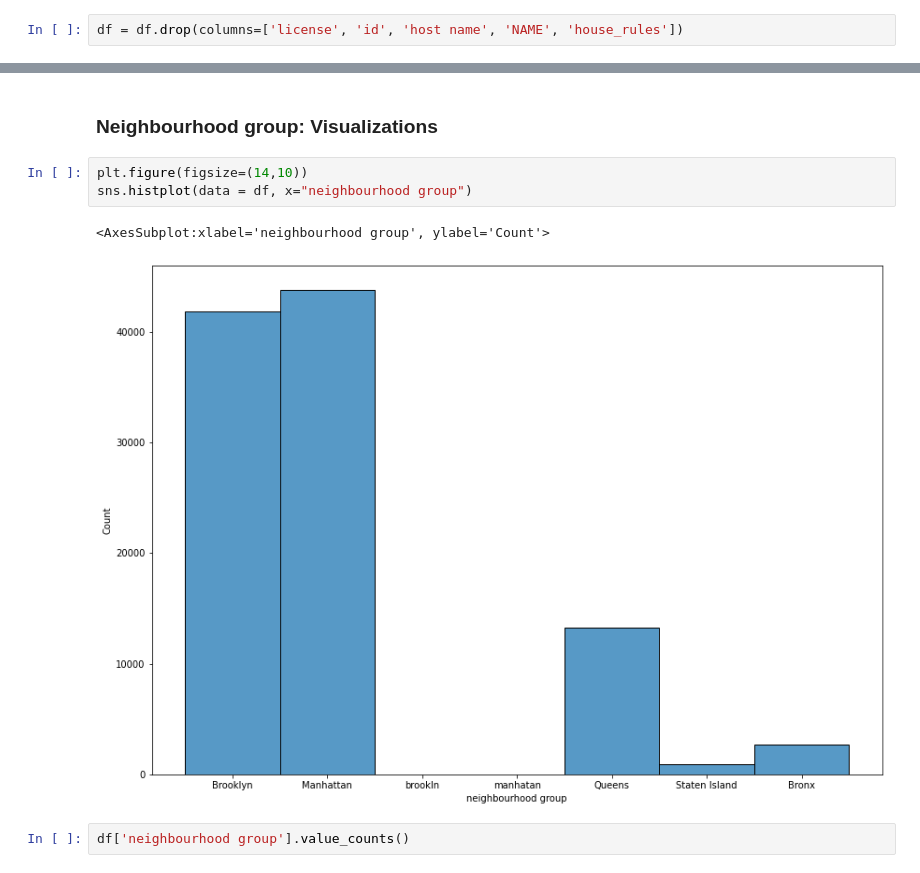
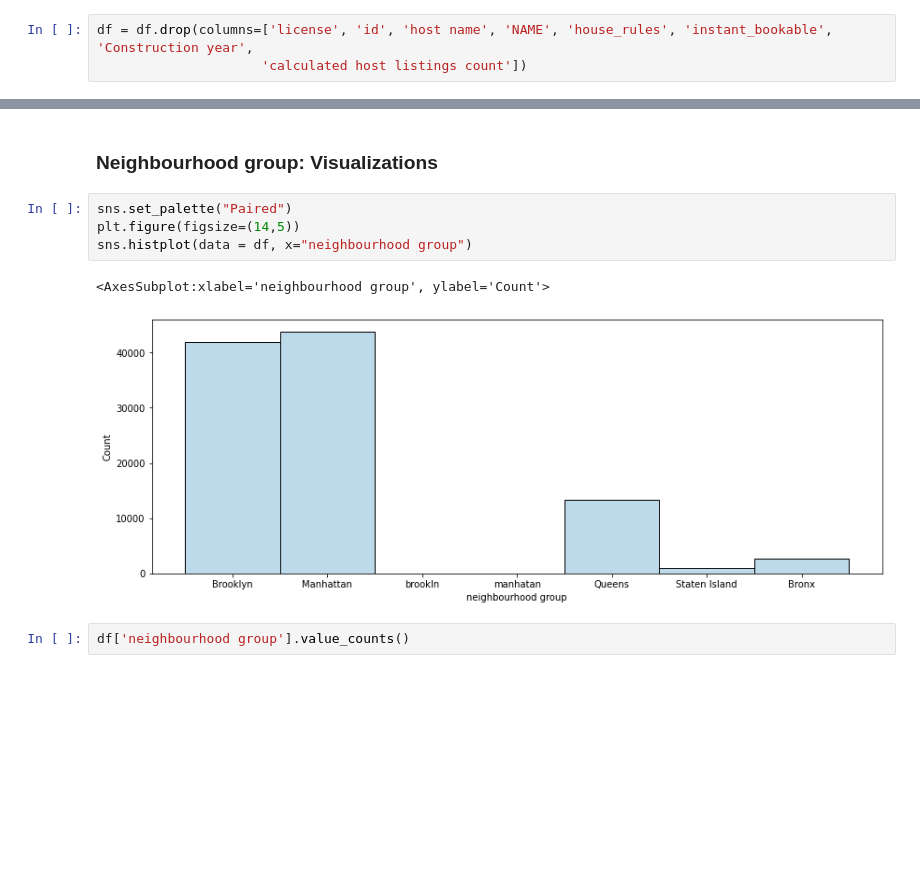
Before and after one commit to mlyngholm/AirBnb, a Jupyter notebook: AirBnb.ipynb, the cells around one changed output, grey strips where cells are left out. Drawn from its saved outputs; the diff is of its cells as text; blank space fills up the shorter version.

Commit message:
Remove columns

```diff
--- a/AirBnb.ipynb
+++ b/AirBnb.ipynb
@@ -47,7 +47,8 @@ memory usage: 20.4+ MB
 # %% [markdown]
 Drop unnecesary columns
 # %%
-df = df.drop(columns=['license', 'id', 'host name', 'NAME', 'house_rules'])
+df = df.drop(columns=['license', 'id', 'host name', 'NAME', 'house_rules', 'instant_bookable', 'Construction year',
+                     'calculated host listings count'])
 # %%
 df.info()
 # %% [output]
@@ -292,11 +294,12 @@ memory usage: 14.1+ MB
 # %% [markdown]
 ### Neighbourhood group: Visualizations
 # %%
-plt.figure(figsize=(14,10))
+sns.set_palette("Paired")
+plt.figure(figsize=(14,5))
 sns.histplot(data = df, x="neighbourhood group")
 # %% [output]
 <AxesSubplot:xlabel='neighbourhood group', ylabel='Count'>
-[figure, old version]
+[figure, new version]
 # %%
 df['neighbourhood group'].value_counts()
 # %% [output]
```
Also changed, not shown: parts of 17 cells of this notebook.
